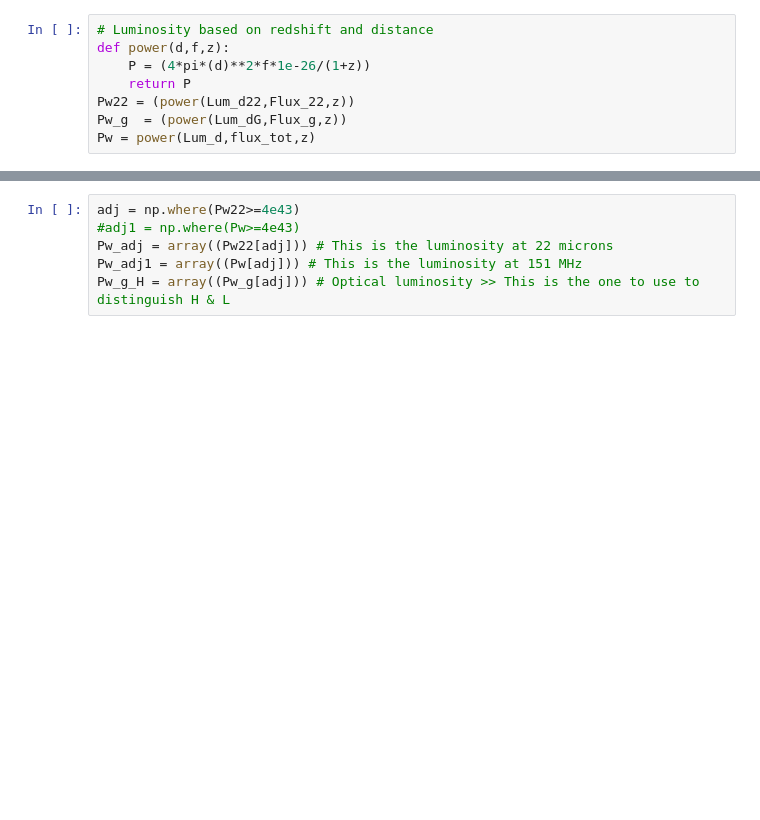
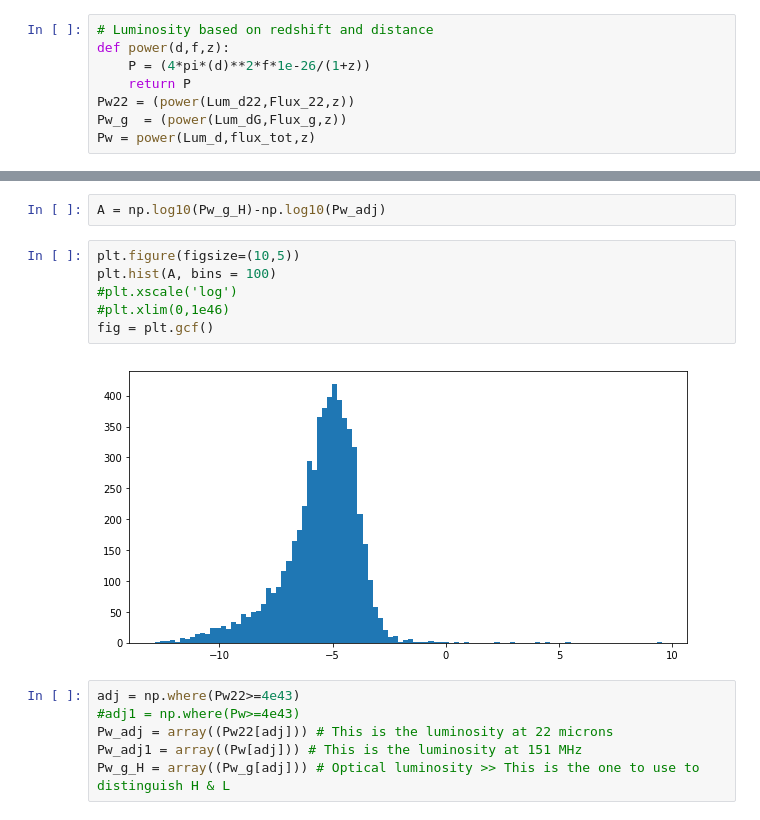
Before and after one commit to gfabj/Oxford-Research, a Jupyter notebook: Python/Linear_Size.ipynb, the cells around one changed output, grey strips where cells are left out. Saved outputs shown, nothing was run; the diff lists cells and outputs as text; blank space fills up the shorter version.

```diff
--- a/Python/Linear_Size.ipynb
+++ b/Python/Linear_Size.ipynb
@@ -46,3 +67,13 @@ Pw = power(Lum_d,flux_tot,z)
+# %%
+A = np.log10(Pw_g_H)-np.log10(Pw_adj)
+# %%
+plt.figure(figsize=(10,5))
+plt.hist(A, bins = 100)
+#plt.xscale('log')
+#plt.xlim(0,1e46)
+fig = plt.gcf()
+# %% [output]
+[figure, added]
 # %%
 adj = np.where(Pw22>=4e43)
 #adj1 = np.where(Pw>=4e43)
```
Also changed, not shown: parts of 4 cells of this notebook, 2 other files.
